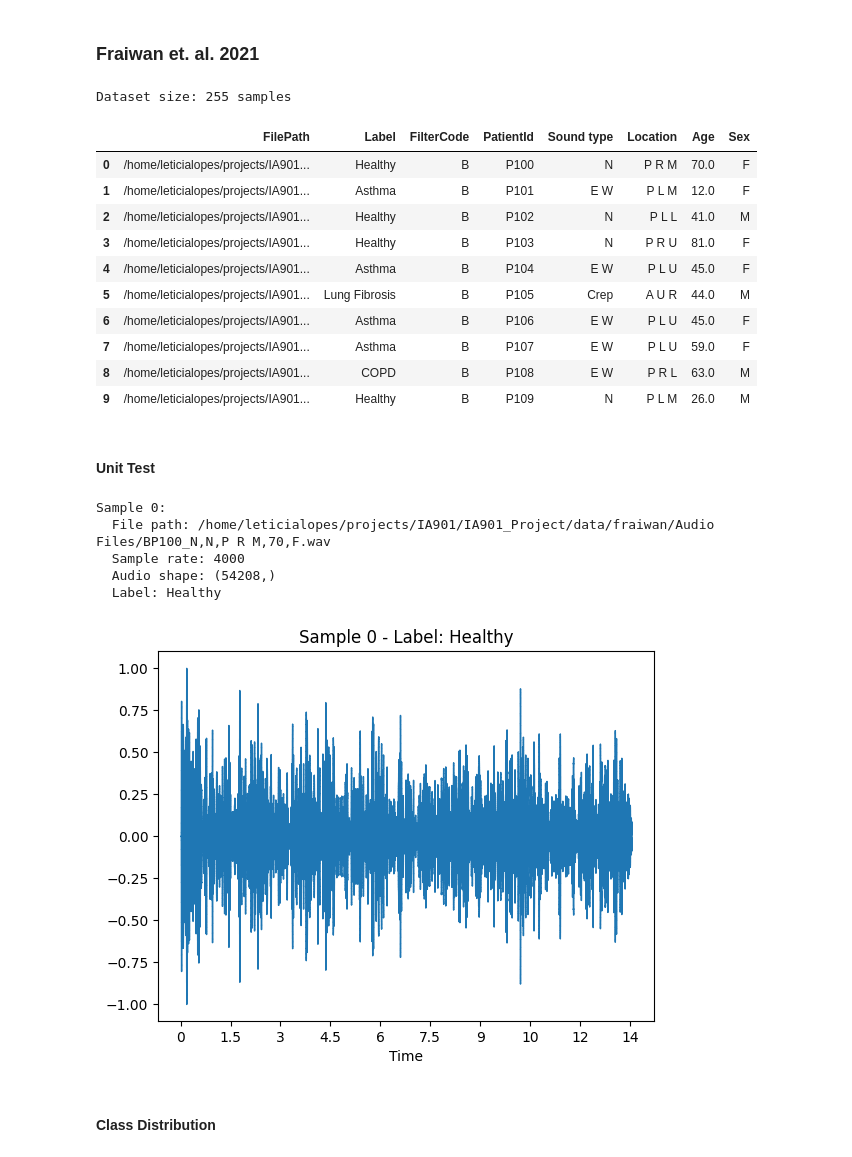
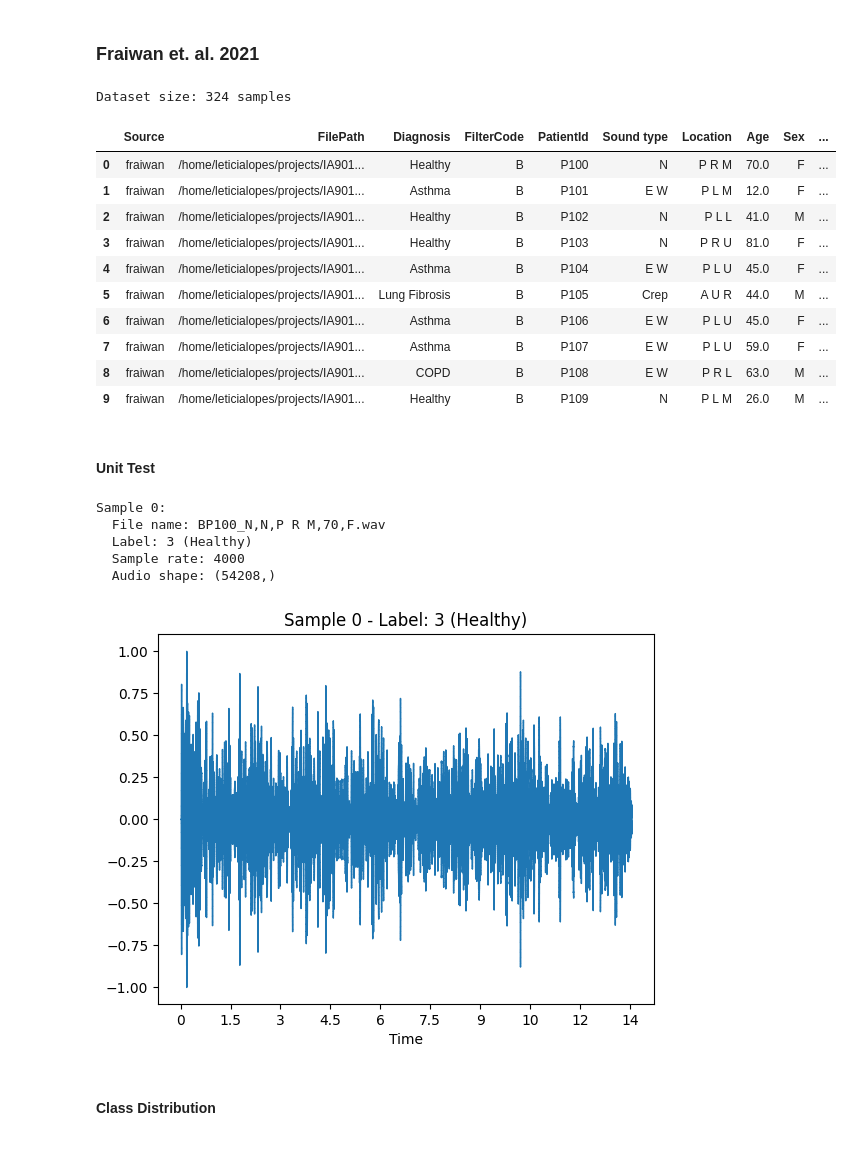
Before and after one commit to RafaelGAT108/IA901_Project, a Jupyter notebook: notebooks/2_data_analysis.ipynb, the cells around one changed output. Cells and saved outputs as stored; diff of their text form; code cells hidden in the pictures.

```diff
--- a/notebooks/2_data_analysis.ipynb
+++ b/notebooks/2_data_analysis.ipynb
@@ -6,15 +6,24 @@ import sys
 # Add the parent directory to the Python path to allow module imports
 sys.path.append(os.path.dirname(os.getcwd()))
 
-# Set random seed for reproducibility
-import random
-random.seed(42)
-
-import pandas as pd
 from matplotlib import pyplot as plt
 
-from modules.dataset import ICBHIDataset, FraiwanDataset, LungSoundDataset
-from modules.preprocess import *
+from modules.dataset import ICBHIDataset, FraiwanDataset, CombinedLungSoundDataset, LungSoundDataset
+
+ALL_CLASSES = [
+    "Asthma",
+    "Bronchiectasis",
+    "Bronchiolitis",
+    "Bronchitis",
+    "COPD",
+    "Healthy",
+    "Heart Failure",
+    "LRTI",
+    "Lung Fibrosis",
+    "Pleural Effusion",
+    "Pneumonia",
+    "URTI",
+]
 # %%
 data_path = os.path.join(os.path.dirname(os.getcwd()), "data")
 if not os.path.exists(data_path):
@@ -159,33 +161,33 @@ Label: URTI, Mean Duration: 19.98 seconds
 # %% [markdown]
 ### Fraiwan et. al. 2021
 # %%
-fraiwan_dataset = FraiwanDataset(data_path, "all")
+fraiwan_dataset = FraiwanDataset(data_path, "all", classes=ALL_CLASSES)
 print(f"Dataset size: {len(fraiwan_dataset)} samples")
 fraiwan_dataset.data.head(10)
 # %% [output]
-Dataset size: 255 samples
+Dataset size: 324 samples
-|  | FilePath | Label | FilterCode | PatientId | Sound type | Location | Age | Sex |
-| 0 | /home/leticialopes/projects/IA901... | Healthy | B | P100 | N | P R M | 70.0 | F |
-| 1 | /home/leticialopes/projects/IA901... | Asthma | B | P101 | E W | P L M | 12.0 | F |
-| 2 | /home/leticialopes/projects/IA901... | Healthy | B | P102 | N | P L L | 41.0 | M |
-| 3 | /home/leticialopes/projects/IA901... | Healthy | B | P103 | N | P R U | 81.0 | F |
-| 4 | /home/leticialopes/projects/IA901... | Asthma | B | P104 | E W | P L U | 45.0 | F |
-| 5 | /home/leticialopes/projects/IA901... | Lung Fibrosis | B | P105 | Crep | A U R | 44.0 | M |
-| 6 | /home/leticialopes/projects/IA901... | Asthma | B | P106 | E W | P L U | 45.0 | F |
-| 7 | /home/leticialopes/projects/IA901... | Asthma | B | P107 | E W | P L U | 59.0 | F |
-| 8 | /home/leticialopes/projects/IA901... | COPD | B | P108 | E W | P R L | 63.0 | M |
-| 9 | /home/leticialopes/projects/IA901... | Healthy | B | P109 | N | P L M | 26.0 | M |
+|  | Source | FilePath | Diagnosis | FilterCode | PatientId | Sound type | Location | Age | Sex | ... |
+| 0 | fraiwan | /home/leticialopes/projects/IA901... | Healthy | B | P100 | N | P R M | 70.0 | F | ... |
+| 1 | fraiwan | /home/leticialopes/projects/IA901... | Asthma | B | P101 | E W | P L M | 12.0 | F | ... |
+| 2 | fraiwan | /home/leticialopes/projects/IA901... | Healthy | B | P102 | N | P L L | 41.0 | M | ... |
+| 3 | fraiwan | /home/leticialopes/projects/IA901... | Healthy | B | P103 | N | P R U | 81.0 | F | ... |
+| 4 | fraiwan | /home/leticialopes/projects/IA901... | Asthma | B | P104 | E W | P L U | 45.0 | F | ... |
+| 5 | fraiwan | /home/leticialopes/projects/IA901... | Lung Fibrosis | B | P105 | Crep | A U R | 44.0 | M | ... |
+| 6 | fraiwan | /home/leticialopes/projects/IA901... | Asthma | B | P106 | E W | P L U | 45.0 | F | ... |
+| 7 | fraiwan | /home/leticialopes/projects/IA901... | Asthma | B | P107 | E W | P L U | 59.0 | F | ... |
+| 8 | fraiwan | /home/leticialopes/projects/IA901... | COPD | B | P108 | E W | P R L | 63.0 | M | ... |
+| 9 | fraiwan | /home/leticialopes/projects/IA901... | Healthy | B | P109 | N | P L M | 26.0 | M | ... |
 # %% [markdown]
 #### Unit Test
 # %%
 fraiwan_dataset.unit_test(idx=0)
 # %% [output]
 Sample 0:
-  File path: /home/leticialopes/projects/IA901/IA901_Project/data/fraiwan/Audio Files/BP100_N,N,P R M,70,F.wav
+  File name: BP100_N,N,P R M,70,F.wav
+  Label: 3 (Healthy)
   Sample rate: 4000
   Audio shape: (54208,)
-  Label: Healthy
-[figure, old version]
+[figure, new version]
 # %% [markdown]
 #### Class Distribution
 # %%
```
Also changed, not shown: parts of 15 cells of this notebook, 6 other files.
